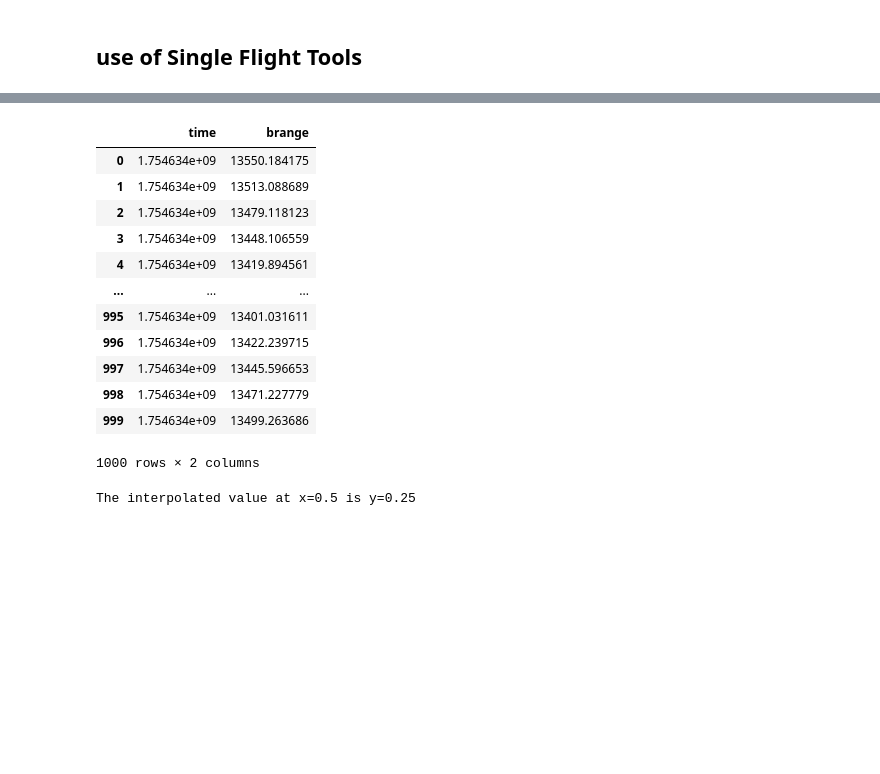
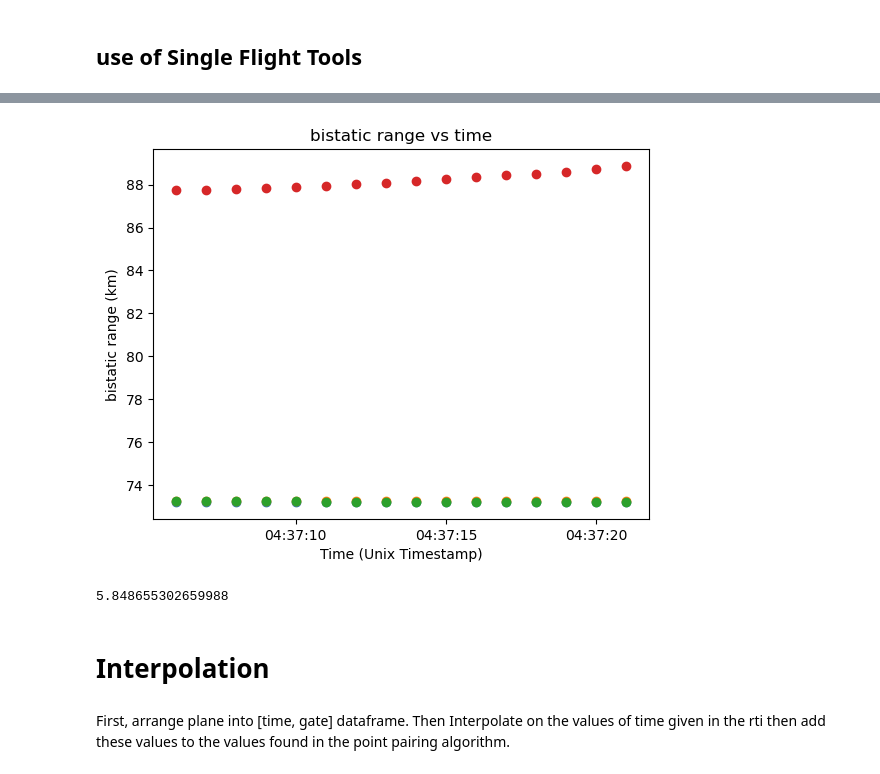
Before and after one commit to tofi1115/ToriField_ZephyrScripts, a Jupyter notebook: Organized_Folder/Pipeline.ipynb, the cells around one changed output, grey strips where cells are left out. Saved outputs shown, nothing was run; the diff lists cells and outputs as text; code cells hidden in the pictures; blank space fills up the shorter version.

```diff
--- a/Organized_Folder/Pipeline.ipynb
+++ b/Organized_Folder/Pipeline.ipynb
@@ -338,37 +298,23 @@ data=package.df
-# %%
-N=1000
-x=np.linspace(package.df['time'][0], package.df['time'][len(package.df)-1], num=N)
-package.interpolate(x)
-package.df_intermolated
-# %% [output]
-|  | time | brange |
-| 0 | 1.754634e+09 | 13550.184175 |
-| 1 | 1.754634e+09 | 13513.088689 |
-| 2 | 1.754634e+09 | 13479.118123 |
-| 3 | 1.754634e+09 | 13448.106559 |
-| 4 | 1.754634e+09 | 13419.894561 |
-| ... | ... | ... |
-| 995 | 1.754634e+09 | 13401.031611 |
-| 996 | 1.754634e+09 | 13422.239715 |
-| 997 | 1.754634e+09 | 13445.596653 |
-| 998 | 1.754634e+09 | 13471.227779 |
-| 999 | 1.754634e+09 | 13499.263686 |
-1000 rows × 2 columns
-# %%
-import numpy as np
-from scipy.interpolate import BarycentricInterpolator
-
-# Define data points
-x = np.array([-1, 0, 1])
-y = np.array([1, 0, 1])
-
-# Create the interpolator
-poly = BarycentricInterpolator(x, y)
-
-# Evaluate at a new point
-x_new = 0.5
-y_new = poly(x_new)
-
-print(f"The interpolated value at x={x_new} is y={y_new}")
-# %% [output]
-The interpolated value at x=0.5 is y=0.25
+# %%
+i=0
+planes_to_interp={}  # [0]*len(planes)
+while i< len(planes):
+    plane=Data_Package(planes[callsigns[i]],tx_latlonalt,rx_latlonalt) #Will need to create function for more than one plane
+    plane.name_thing()
+    plane.convertCoords()
+    plane.bistaticrange(True)
+    plane.df["gate"]=plane.df["brange"]/15
+    planes_to_interp[callsigns[i]]=plane
+    i+=1
+# %% [output]
+[figure, added]
+# %%
+#TODO: Add gate calculation to Flight tools suite.
+plane1.df["gate"]=plane1.df["brange"]/15
+print(plane1.df["gate"].min())
+# %% [output]
+5.848655302659988
+# %% [markdown]
+# Interpolation
+# %% [markdown]
+First, arrange plane into [time, gate] dataframe. Then Interpolate on the values of time given in the rti then add these values to the values found in the point pairing algorithm.
```
Also changed, not shown: parts of 33 cells of this notebook, 12 other files.
